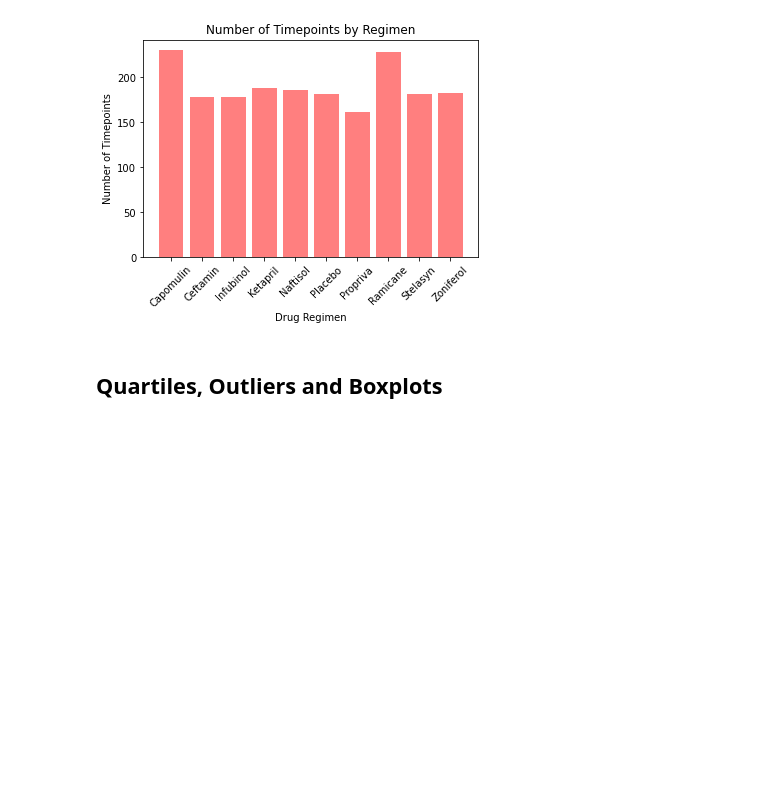
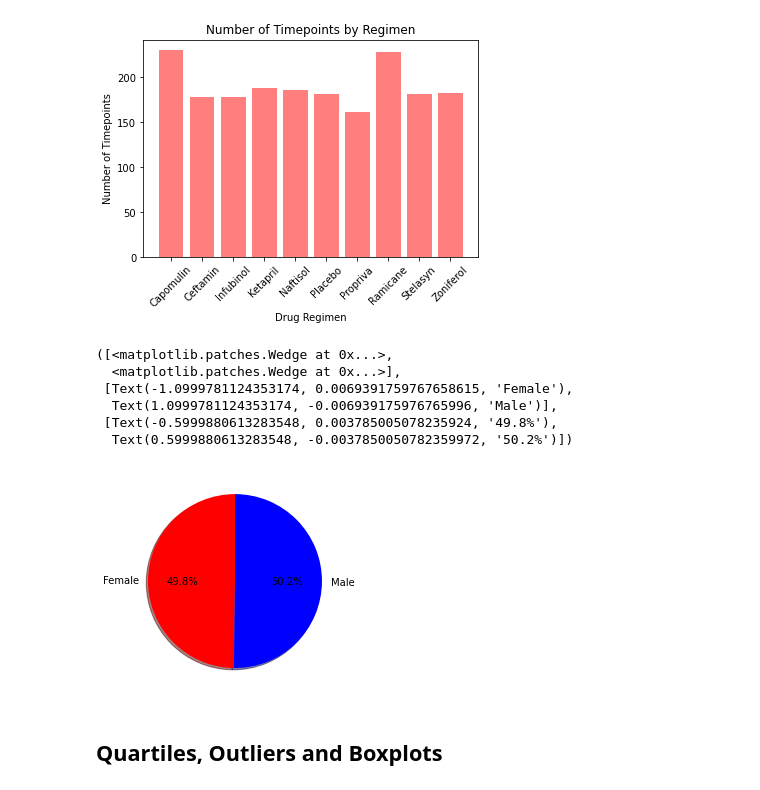
Before and after one commit to Sjenn257/matplotlib-challenge, a Jupyter notebook: pymaceuticals_starter.ipynb, the cells around one changed output. Saved outputs shown, nothing was run; the diff lists cells and outputs as text; code cells hidden in the pictures; blank space fills up the shorter version.

```diff
--- a/pymaceuticals_starter.ipynb
+++ b/pymaceuticals_starter.ipynb
@@ -174,6 +174,21 @@ plt.show()
 # Generate a pie plot showing the distribution of female versus male mice using Pandas
 # %%
 # Generate a pie plot showing the distribution of female versus male mice using pyplot
+
+gender_count=combined_df.groupby('Sex')['Mouse ID'].nunique()
+gender_data=gender_count.keys()
+count_data=gender_count
+colors = ["red", "blue"]
+plt.pie(count_data, labels=gender_data, colors=colors,
+        autopct="%1.1f%%", shadow=True, startangle=90)
+# %% [output]
+([<matplotlib.patches.Wedge at 0x...>,
+  <matplotlib.patches.Wedge at 0x...>],
+ [Text(-1.0999781124353174, 0.0069391759767658615, 'Female'),
+  Text(1.0999781124353174, -0.006939175976765996, 'Male')],
+ [Text(-0.5999880613283548, 0.003785005078235924, '49.8%'),
+  Text(0.5999880613283548, -0.0037850050782359972, '50.2%')])
+[figure, added]
 # %% [markdown]
 ## Quartiles, Outliers and Boxplots
 # %%
```
